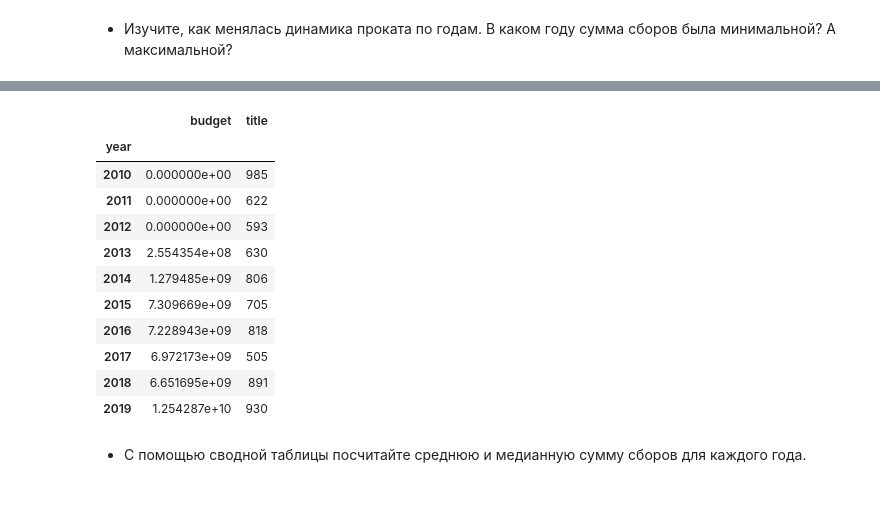
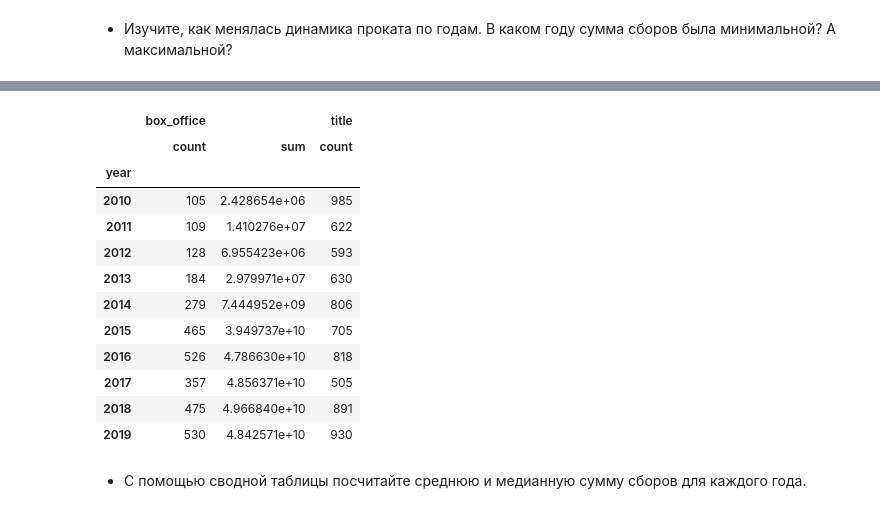
Before and after one commit to VSXV/Data-Science-Projects, a Jupyter notebook: d11dfd07-1855-413a-b591-15d13f4190ed.ipynb, the cells around one changed output, grey strips where cells are left out. Drawn from its saved outputs; the diff is of its cells as text; code cells hidden in the pictures.

```diff
--- a/d11dfd07-1855-413a-b591-15d13f4190ed.ipynb
+++ b/d11dfd07-1855-413a-b591-15d13f4190ed.ipynb
@@ -382,19 +390,20 @@ data.groupby('year')['budget'].sum().sort_index().plot(kind='bar', figsize=(15,
 # %%
 #Формируем сводную таблицу по годам выхода фильмов и определяем их количество и суммарный бюджет.
-data.pivot_table(index='year', values=['title', 'budget'], aggfunc={'title': 'count', 'budget': 'sum'})
+data.pivot_table(index='year', values=['title', 'box_office'], aggfunc={'title': 'count', 'box_office': ['sum', 'count']})
 # %% [output]
-|  | budget | title |
-| year |  |  |
-| 2010 | 0.000000e+00 | 985 |
-| 2011 | 0.000000e+00 | 622 |
-| 2012 | 0.000000e+00 | 593 |
-| 2013 | 2.554354e+08 | 630 |
-| 2014 | 1.279485e+09 | 806 |
-| 2015 | 7.309669e+09 | 705 |
-| 2016 | 7.228943e+09 | 818 |
-| 2017 | 6.972173e+09 | 505 |
-| 2018 | 6.651695e+09 | 891 |
-| 2019 | 1.254287e+10 | 930 |
+|  | box_office |  | title |
+|  | count | sum | count |
+| year |  |  |  |
+| 2010 | 105 | 2.428654e+06 | 985 |
+| 2011 | 109 | 1.410276e+07 | 622 |
+| 2012 | 128 | 6.955423e+06 | 593 |
+| 2013 | 184 | 2.979971e+07 | 630 |
+| 2014 | 279 | 7.444952e+09 | 806 |
+| 2015 | 465 | 3.949737e+10 | 705 |
+| 2016 | 526 | 4.786630e+10 | 818 |
+| 2017 | 357 | 4.856371e+10 | 505 |
+| 2018 | 475 | 4.966840e+10 | 891 |
+| 2019 | 530 | 4.842571e+10 | 930 |
 # %% [markdown]
 - С помощью сводной таблицы посчитайте среднюю и медианную сумму сборов для каждого года.
 # %%
```
Also changed, not shown: parts of 12 cells of this notebook.
